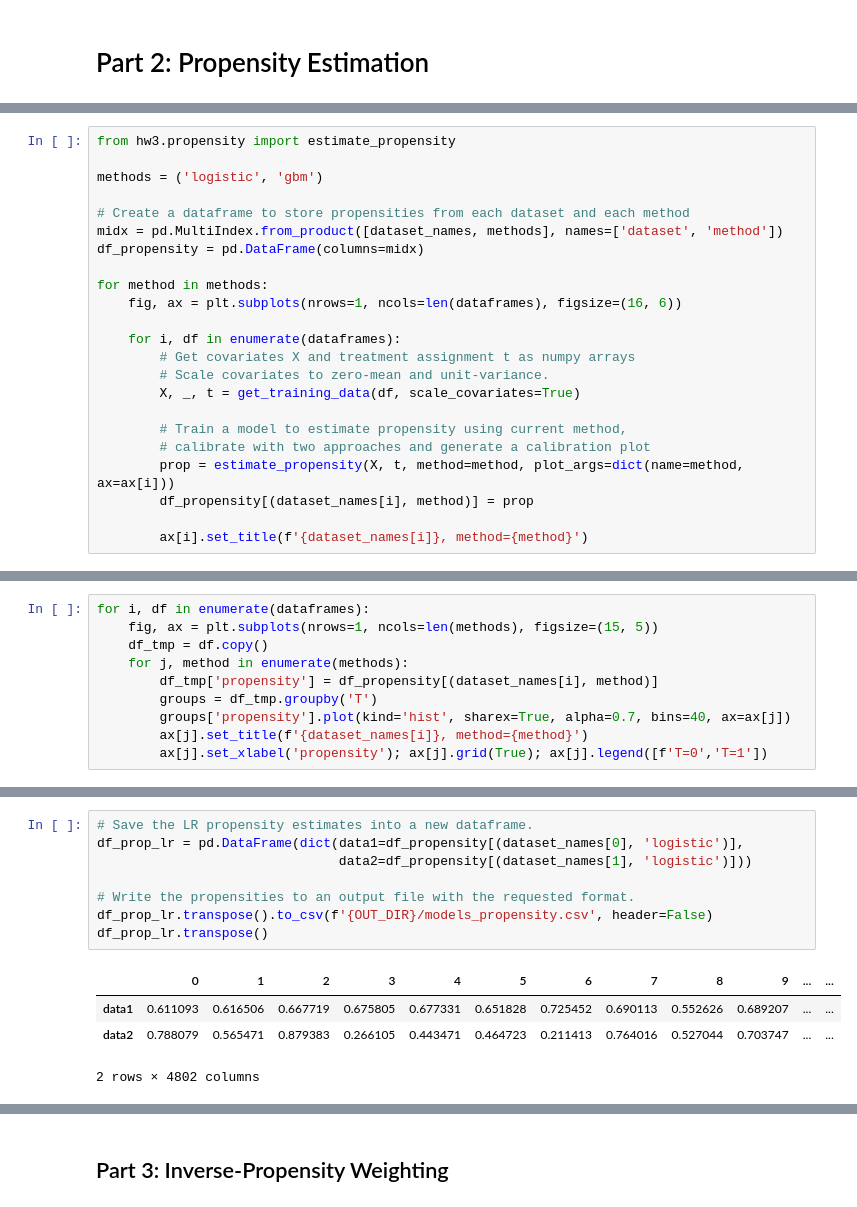
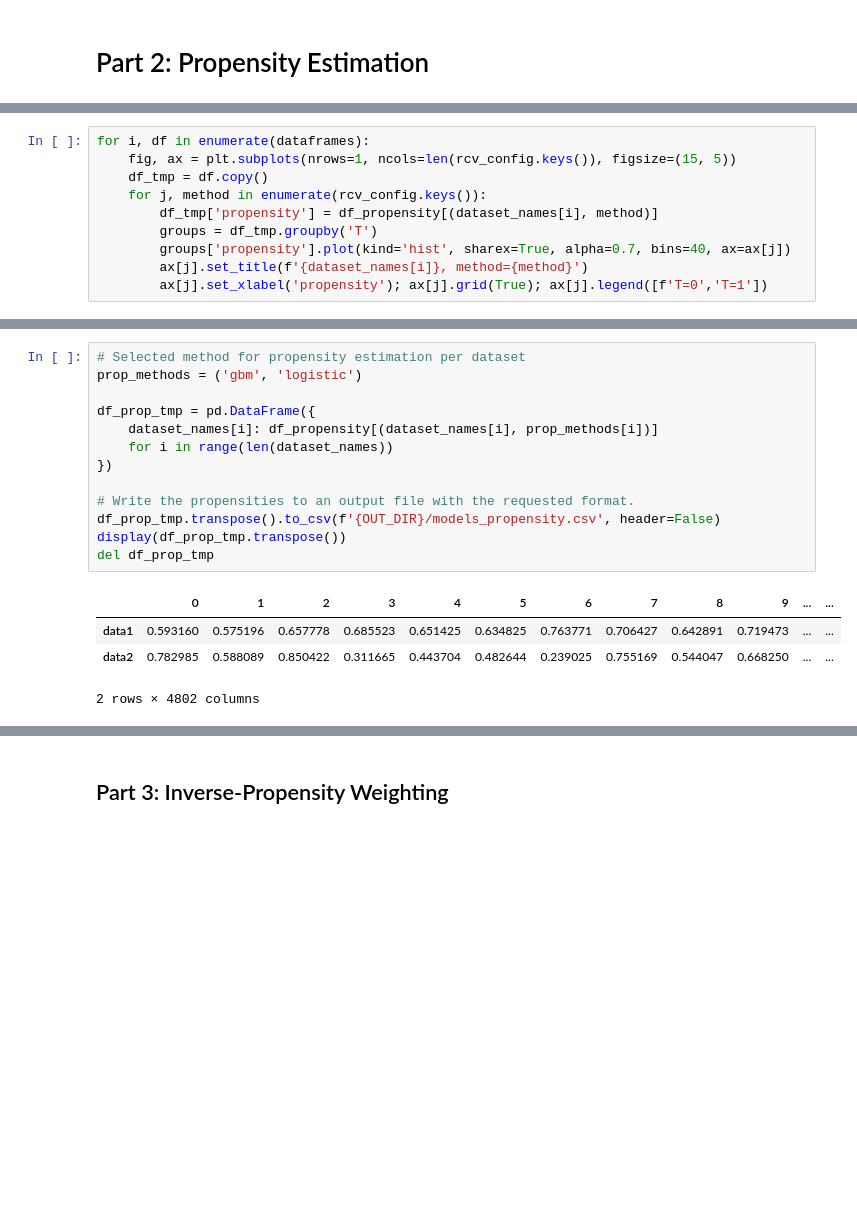
Before and after one commit to avivrosenberg/causal-inference-hw, a Jupyter notebook: hw3/hw3.ipynb, the cells around one changed output, grey strips where cells are left out. Cells and saved outputs as stored; diff of their text form; blank space fills up the shorter version.

```diff
--- a/hw3/hw3.ipynb
+++ b/hw3/hw3.ipynb
@@ -162,23 +226,0 @@ the results were qualitatively very similar, so here we only report one configur
-# %%
-from hw3.propensity import estimate_propensity
-
-methods = ('logistic', 'gbm')
-
-# Create a dataframe to store propensities from each dataset and each method
-midx = pd.MultiIndex.from_product([dataset_names, methods], names=['dataset', 'method'])
-df_propensity = pd.DataFrame(columns=midx)
-
-for method in methods:
-    fig, ax = plt.subplots(nrows=1, ncols=len(dataframes), figsize=(16, 6))
-
-    for i, df in enumerate(dataframes):
-        # Get covariates X and treatment assignment t as numpy arrays
-        # Scale covariates to zero-mean and unit-variance.
-        X, _, t = get_training_data(df, scale_covariates=True)
-
-        # Train a model to estimate propensity using current method,
-        # calibrate with two approaches and generate a calibration plot
-        prop = estimate_propensity(X, t, method=method, plot_args=dict(name=method, ax=ax[i]))
-        df_propensity[(dataset_names[i], method)] = prop
-
-        ax[i].set_title(f'{dataset_names[i]}, method={method}')
@@ -202,8 +241,8 @@ We now plot the distribution of propensity scores between treated and control gr
 # %%
 for i, df in enumerate(dataframes):
-    fig, ax = plt.subplots(nrows=1, ncols=len(methods), figsize=(15, 5))
+    fig, ax = plt.subplots(nrows=1, ncols=len(rcv_config.keys()), figsize=(15, 5))
     df_tmp = df.copy()
-    for j, method in enumerate(methods):
+    for j, method in enumerate(rcv_config.keys()):
         df_tmp['propensity'] = df_propensity[(dataset_names[i], method)]
         groups = df_tmp.groupby('T')
         groups['propensity'].plot(kind='hist', sharex=True, alpha=0.7, bins=40, ax=ax[j])
@@ -223,14 +267,19 @@ In addition, the GBM-based approach leads to less common-support in terms of pro
 # %%
-# Save the LR propensity estimates into a new dataframe.
-df_prop_lr = pd.DataFrame(dict(data1=df_propensity[(dataset_names[0], 'logistic')],
-                               data2=df_propensity[(dataset_names[1], 'logistic')]))
+# Selected method for propensity estimation per dataset
+prop_methods = ('gbm', 'logistic')
+
+df_prop_tmp = pd.DataFrame({
+    dataset_names[i]: df_propensity[(dataset_names[i], prop_methods[i])]
+    for i in range(len(dataset_names))
+})
 
 # Write the propensities to an output file with the requested format.
-df_prop_lr.transpose().to_csv(f'{OUT_DIR}/models_propensity.csv', header=False)
-df_prop_lr.transpose()
+df_prop_tmp.transpose().to_csv(f'{OUT_DIR}/models_propensity.csv', header=False)
+display(df_prop_tmp.transpose())
+del df_prop_tmp
 # %% [output]
 |  | 0 | 1 | 2 | 3 | 4 | 5 | 6 | 7 | 8 | 9 | ... | ... |
-| data1 | 0.611093 | 0.616506 | 0.667719 | 0.675805 | 0.677331 | 0.651828 | 0.725452 | 0.690113 | 0.552626 | 0.689207 | ... | ... |
-| data2 | 0.788079 | 0.565471 | 0.879383 | 0.266105 | 0.443471 | 0.464723 | 0.211413 | 0.764016 | 0.527044 | 0.703747 | ... | ... |
+| data1 | 0.593160 | 0.575196 | 0.657778 | 0.685523 | 0.651425 | 0.634825 | 0.763771 | 0.706427 | 0.642891 | 0.719473 | ... | ... |
+| data2 | 0.782985 | 0.588089 | 0.850422 | 0.311665 | 0.443704 | 0.482644 | 0.239025 | 0.755169 | 0.544047 | 0.668250 | ... | ... |
 2 rows × 4802 columns
 # %% [markdown]
```
Also changed, not shown: parts of 20 cells of this notebook.
